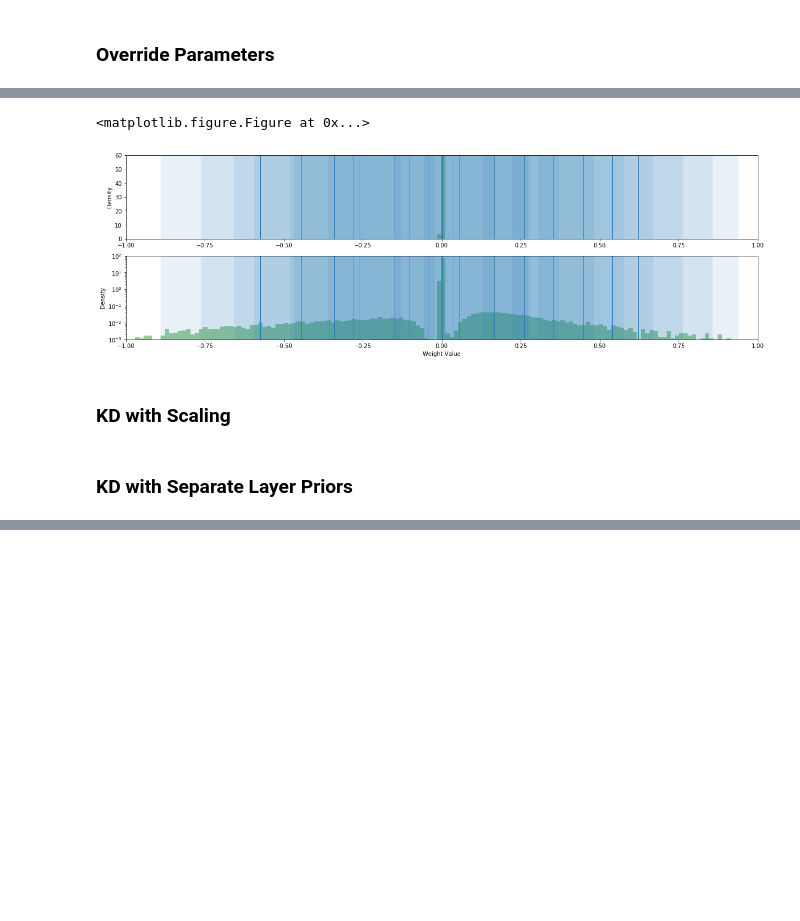
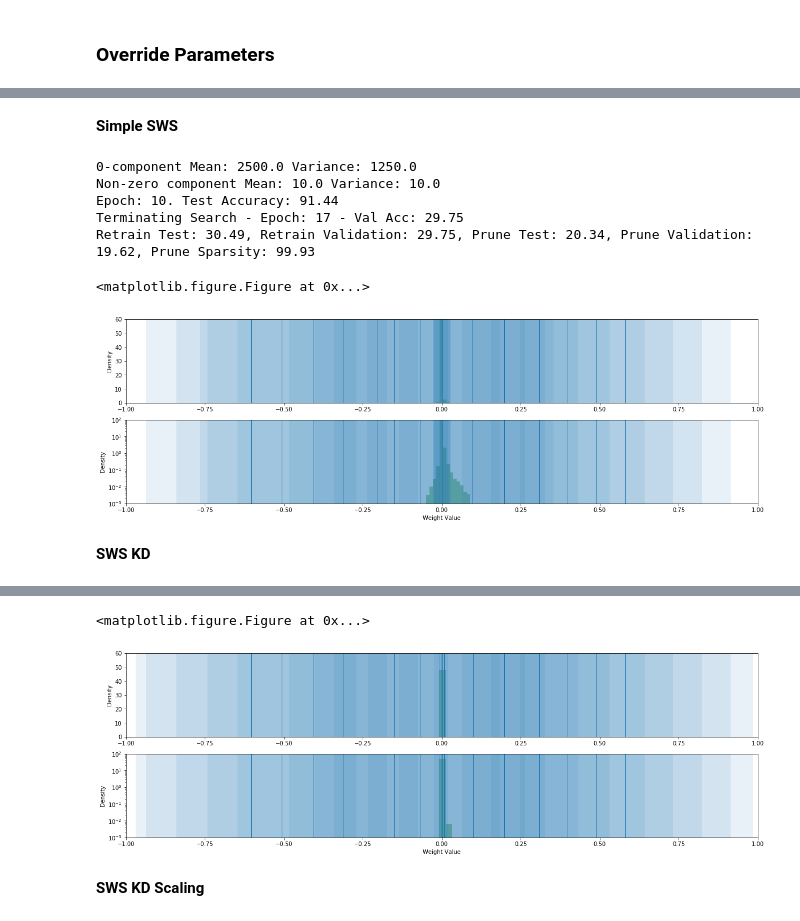
Before and after one commit to okz12/NN_compression, a Jupyter notebook: notebooks/all_exp.ipynb, the cells around one changed output, grey strips where cells are left out. Drawn from its saved outputs; the diff is of its cells as text; code cells hidden in the pictures; blank space fills up the shorter version.

```diff
--- a/notebooks/all_exp.ipynb
+++ b/notebooks/all_exp.ipynb
@@ -99,7 +133,0 @@ Retrain Test: 96.81, Retrain Validation: 96.54, Prune Test: 94.71, Prune Validat
-# %%
-show_sws_weights(model = model_kd, means = list(gmp_kd.means.data.clone().cpu()), precisions = list(gmp_kd.gammas.data.clone().cpu()))
-# %% [output]
-<matplotlib.figure.Figure at 0x...>
-[figure, removed]
-# %% [markdown]
-### KD with Scaling
@@ -110,2 +134,18 @@ show_sws_weights(model = model_kd_s, means = list(gmp_kd_s.means.data.clone().cp
-# %% [markdown]
-### KD with Separate Layer Priors
+# %%
+%%notify
+res_str = ""
+for temp in [1, 2, 4, 10, 20]:
+    for tau in [1e-4, 1e-5, 1e-6]:
+        _, _, _, _, _, _, res = all_exp(alpha, beta, tau, temp, mixtures, model_name)
+        res_str = res_str + res
+print (res_str)
+# %% [output]
+**Simple SWS**
+0-component Mean: 2500.0 Variance: 1250.0
+Non-zero component Mean: 10.0 Variance: 10.0
+Epoch: 10. Test Accuracy: 91.44
+Terminating Search - Epoch: 17 - Val Acc: 29.75
+Retrain Test: 30.49, Retrain Validation: 29.75, Prune Test: 20.34, Prune Validation: 19.62, Prune Sparsity: 99.93
+<matplotlib.figure.Figure at 0x...>
+[figure, added]
+**SWS KD**
@@ -111,0 +160,3 @@ show_sws_weights(model = model_kd_s, means = list(gmp_kd_s.means.data.clone().cp
+<matplotlib.figure.Figure at 0x...>
+[figure, added]
+**SWS KD Scaling**
```
Also changed, not shown: parts of 13 cells of this notebook, 4 other files.
